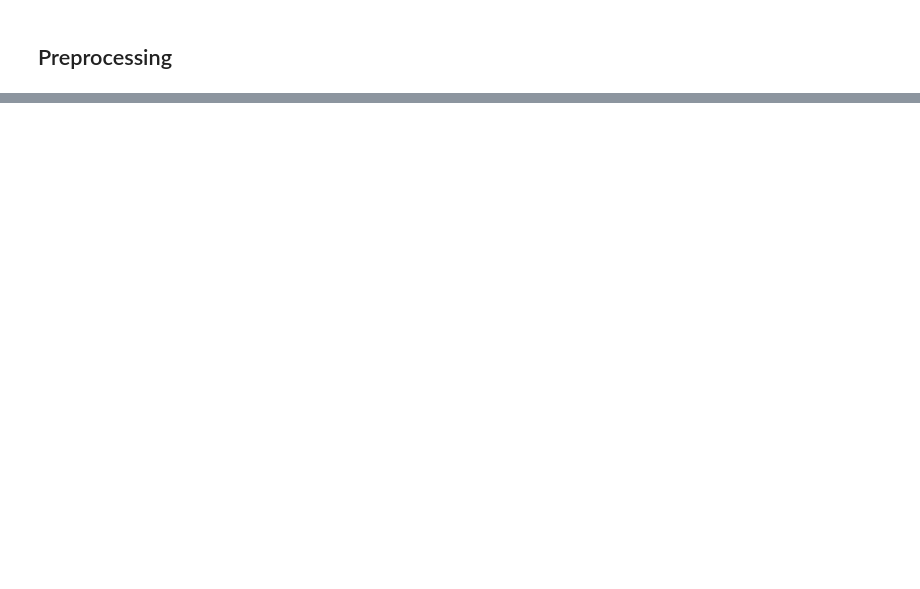
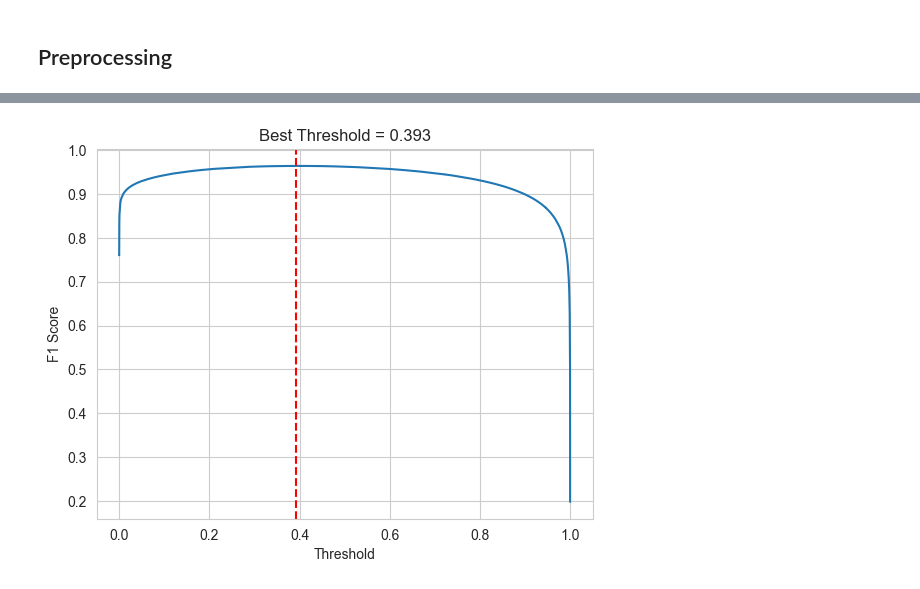
Before and after one commit to lucthiery/IDSP, a Jupyter notebook: 1_BotArtist.ipynb, the cells around one changed output, grey strips where cells are left out. Drawn from its saved outputs; the diff is of its cells as text; code cells hidden in the pictures; blank space fills up the shorter version.

```diff
--- a/1_BotArtist.ipynb
+++ b/1_BotArtist.ipynb
@@ -261,0 +480,15 @@ Categorical columns found: ['uid', 'label']
+# %%
+from lightgbm import LGBMClassifier
+# === Train ===
+lgb = LGBMClassifier(
+    n_estimators=3000,
+    learning_rate=0.05,
+    num_leaves=64,
+    subsample=0.8,
+    colsample_bytree=0.8,
+    class_weight="balanced",
+    objective="binary",
+    random_state=42
+)
+
+lgb.fit(X_train, y_train)
@@ -261,0 +505,4 @@ Categorical columns found: ['uid', 'label']
+# %%
+# === Predict ===
+p_test_lgb = lgb.predict_proba(X_test)[:, 1]
+metrics_lgb = evaluate_model(y_test, p_test_lgb)
@@ -261,0 +531,4 @@ Categorical columns found: ['uid', 'label']
+# %%
+plot_threshold(metrics_lgb["thr"], metrics_lgb["best_thr"], metrics_lgb["f1s"])
+# %% [output]
+[figure, added]
```
Also changed, not shown: parts of 34 cells of this notebook, 3 other files.
